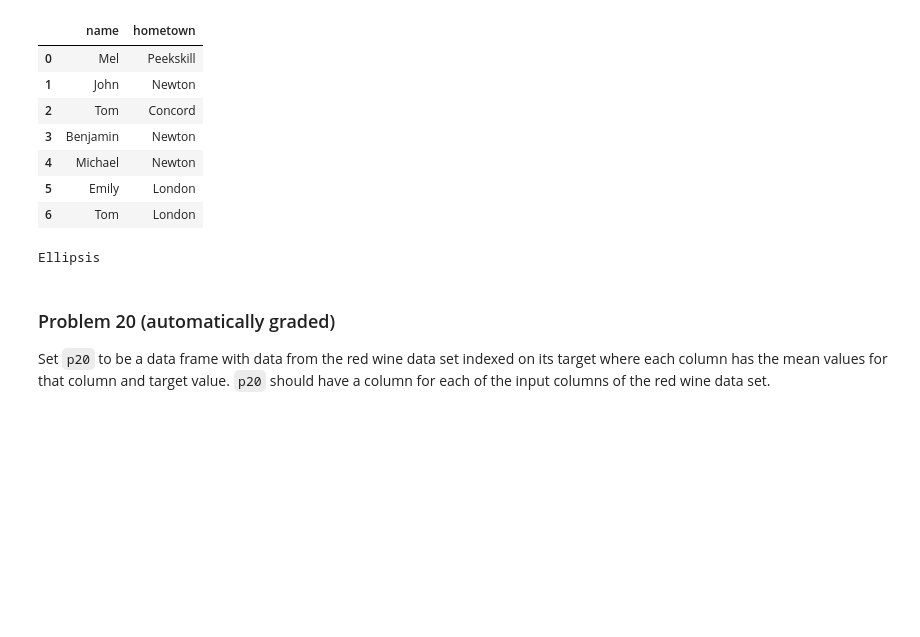
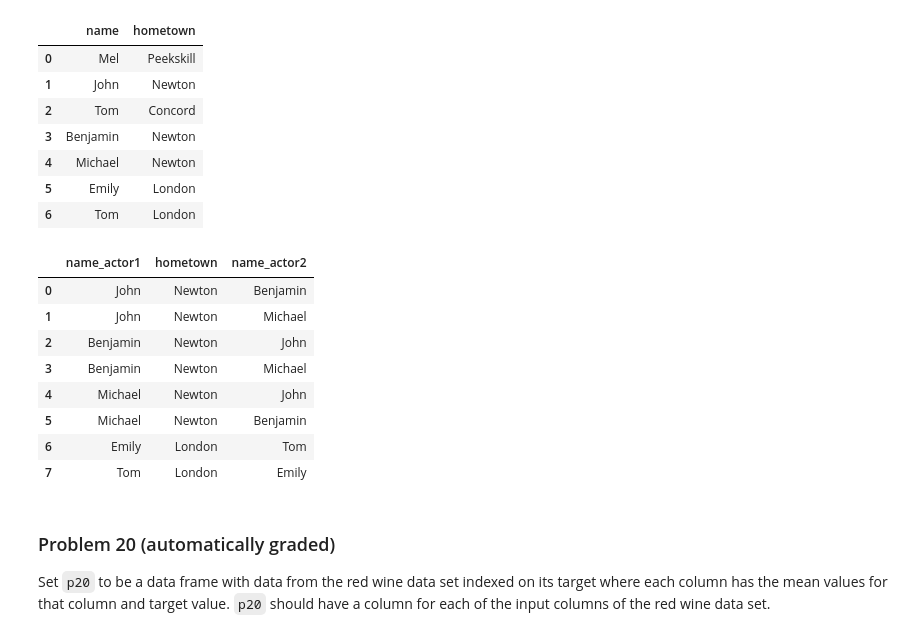
Before and after one commit to dho053-bu/dx602-homework-10, a Jupyter notebook: homework.ipynb, the cells around one changed output. Drawn from its saved outputs; the diff is of its cells as text; code cells hidden in the pictures; blank space fills up the shorter version.

```diff
--- a/homework.ipynb
+++ b/homework.ipynb
@@ -408,12 +408,23 @@ q19
 | 4 | Michael | Newton |
 | 5 | Emily | London |
 | 6 | Tom | London |
-# %%
-# YOUR CHANGES HERE
-
-...
-# %% [output]
-Ellipsis
+# %%
+# YOUR CHANGES HERE
+p19 = pd.merge(q19, q19, on='hometown', suffixes=('_actor1', '_actor2'))
+p19 = p19[p19['name_actor1'] != p19['name_actor2']]
+p19 = p19.drop_duplicates().reset_index(drop=True)
+
+p19
+# %% [output]
+|  | name_actor1 | hometown | name_actor2 |
+| 0 | John | Newton | Benjamin |
+| 1 | John | Newton | Michael |
+| 2 | Benjamin | Newton | John |
+| 3 | Benjamin | Newton | Michael |
+| 4 | Michael | Newton | John |
+| 5 | Michael | Newton | Benjamin |
+| 6 | Emily | London | Tom |
+| 7 | Tom | London | Emily |
 # %% [markdown]
 ### Problem 20 (automatically graded)
 
```
Also changed, not shown: parts of 4 cells of this notebook, 1 other file.
